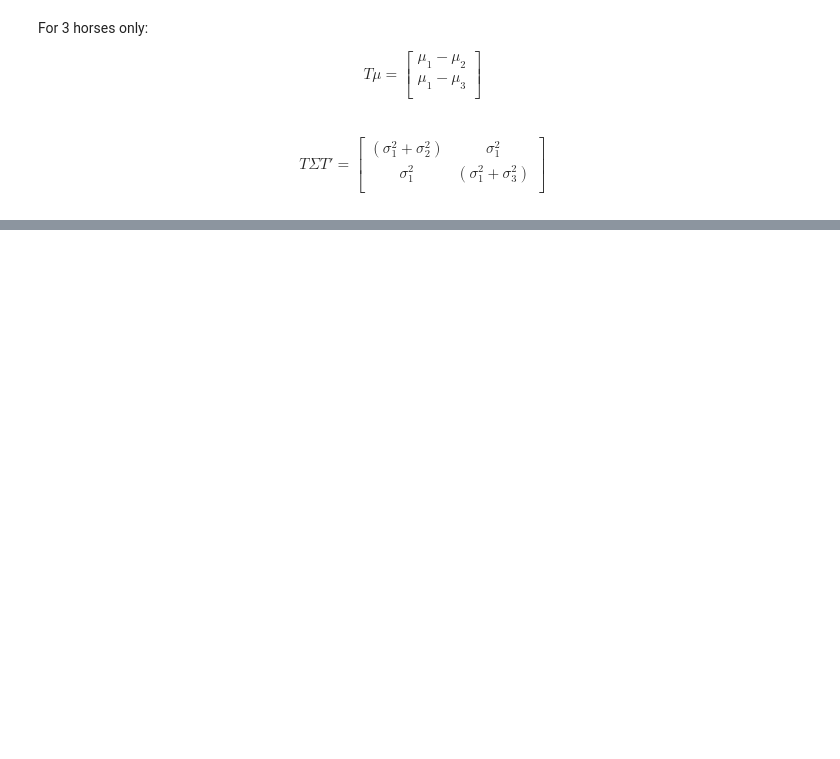
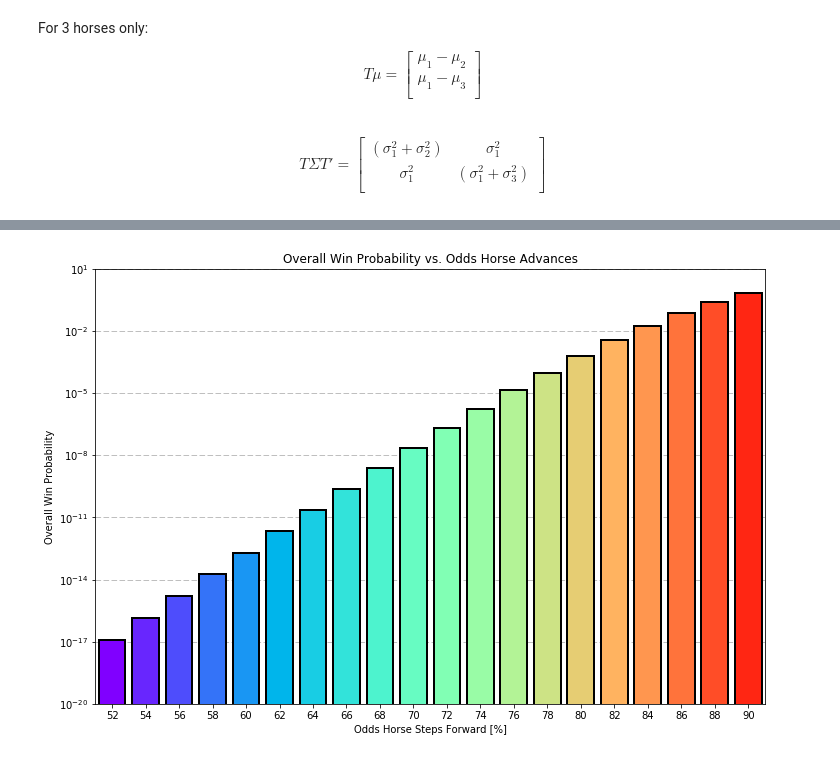
Before and after one commit to andrewzwicky/puzzles, a Jupyter notebook: FiveThirtyEightRiddler/2017-05-05/classic_derby.ipynb, the cells around one changed output, grey strips where cells are left out. Cells and saved outputs as stored; diff of their text form; code cells hidden in the pictures; blank space fills up the shorter version.

```diff
--- a/FiveThirtyEightRiddler/2017-05-05/classic_derby.ipynb
+++ b/FiveThirtyEightRiddler/2017-05-05/classic_derby.ipynb
@@ -529,6 +512,3 @@ def approximate_horse_winning(race, winning_horse_index):
     p,i = mvn.mvnun(low,upp,mus,covar)
 
     return p
-# %%
-for i in derby.horse_indices():
-    print(i, approximate_horse_winning(derby, i))
@@ -555,0 +515,5 @@ for i in derby.horse_indices():
+# %%
+win_probs = [approximate_horse_winning(derby, i) for i in derby.horse_indices()]
+# %%
+for i,prob in enumerate(win_probs):
+    print("{0:2d} {1:.3E}".format(i, prob))
@@ -555,0 +541,30 @@ for i in derby.horse_indices():
+# %%
+def plot_win_probs(race, win_probs, cmap):
+    fig, ax = plt.subplots(figsize=(12, 8))
+
+    ax.set_xlim([-0.5, race.num_horses()-0.5])
+    ax.set_xticks(race.horse_indices())
+    ax.xaxis.set_ticklabels(["{:<2.0f}".format(p*100) for p in race.horse_probabilities()])
+
+    ax.grid(b=True, which='major', axis='y', linestyle='--')
+
+    ax.set_ylim([10**-20, 10**1])
+
+    for i, prob in enumerate(win_probs):
+        ax.bar(i,
+               prob,
+               edgecolor='black',
+               linewidth=2,
+               color=cmap.to_rgba(i),
+               zorder=10,
+               log=True)
+
+    ax.set_title("Overall Win Probability vs. Odds Horse Advances")
+    ax.set_xlabel("Odds Horse Steps Forward [%]")
+    ax.set_ylabel("Overall Win Probability")
+
+    plt.show()
+# %%
+plot_win_probs(derby, win_probs, CMAP)
+# %% [output]
+[figure, added]
```
Also changed, not shown: parts of 28 cells of this notebook, 1 other file.
